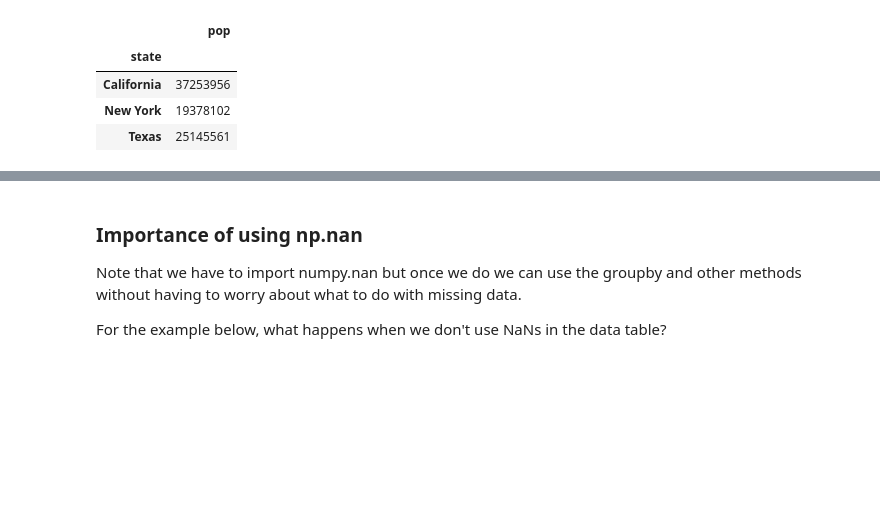
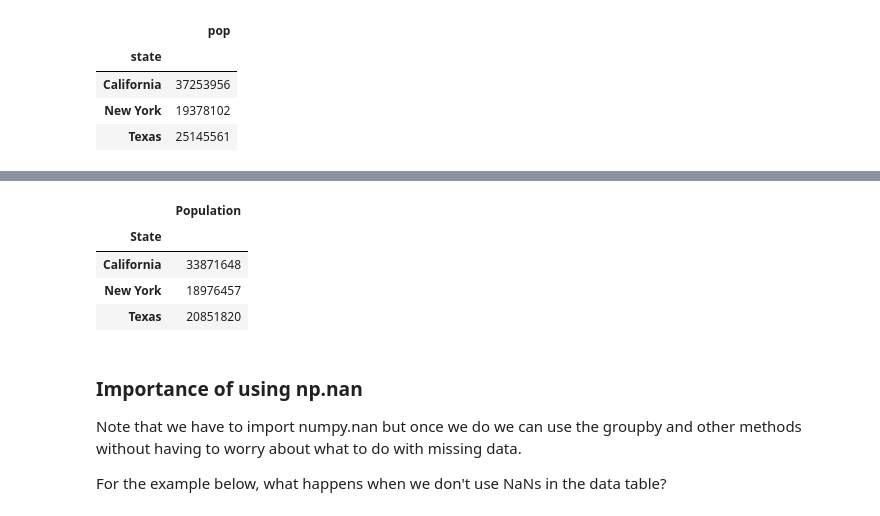
Before and after one commit to nmattei/cmps3160, a Jupyter notebook: _demos/Demo-04.ipynb, the cells around one changed output, grey strips where cells are left out. Drawn from its saved outputs; the diff is of its cells as text; code cells hidden in the pictures; blank space fills up the shorter version.

```diff
--- a/_demos/Demo-04.ipynb
+++ b/_demos/Demo-04.ipynb
@@ -488,3 +532,12 @@ df.xs(2010, level=1)
+# %%
+# all 2000 data
+df.xs(2000, level="Year")
+# %% [output]
+|  | Population |
+| State |  |
+| California | 33871648 |
+| New York | 18976457 |
+| Texas | 20851820 |
 # %% [markdown]
 ### Importance of using np.nan
 
```
Also changed, not shown: parts of 10 cells of this notebook.
